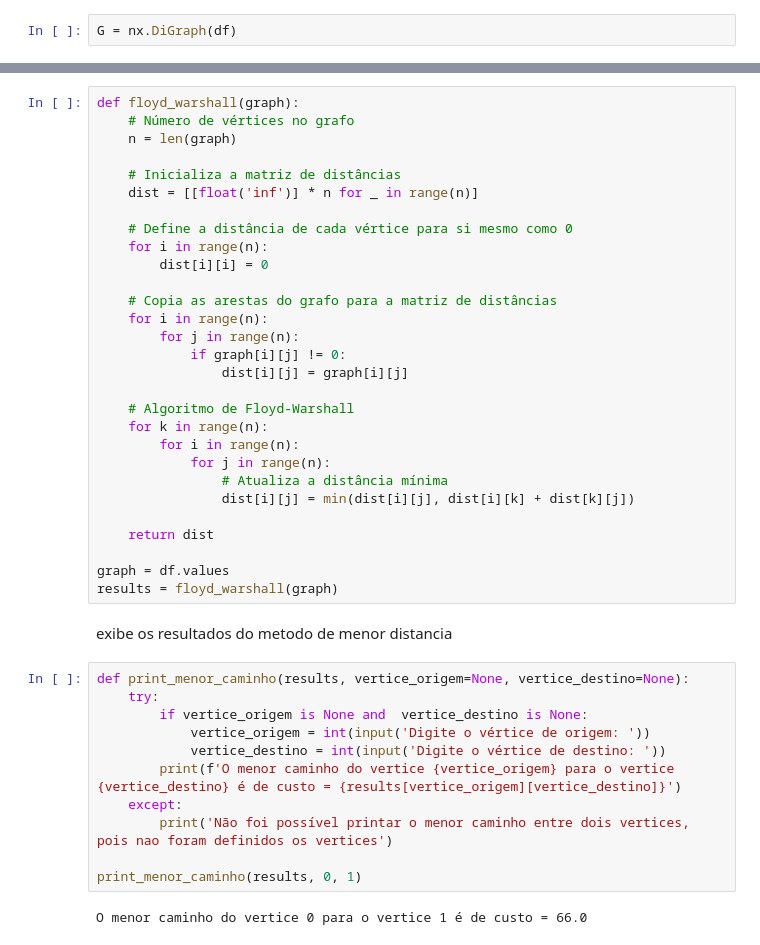
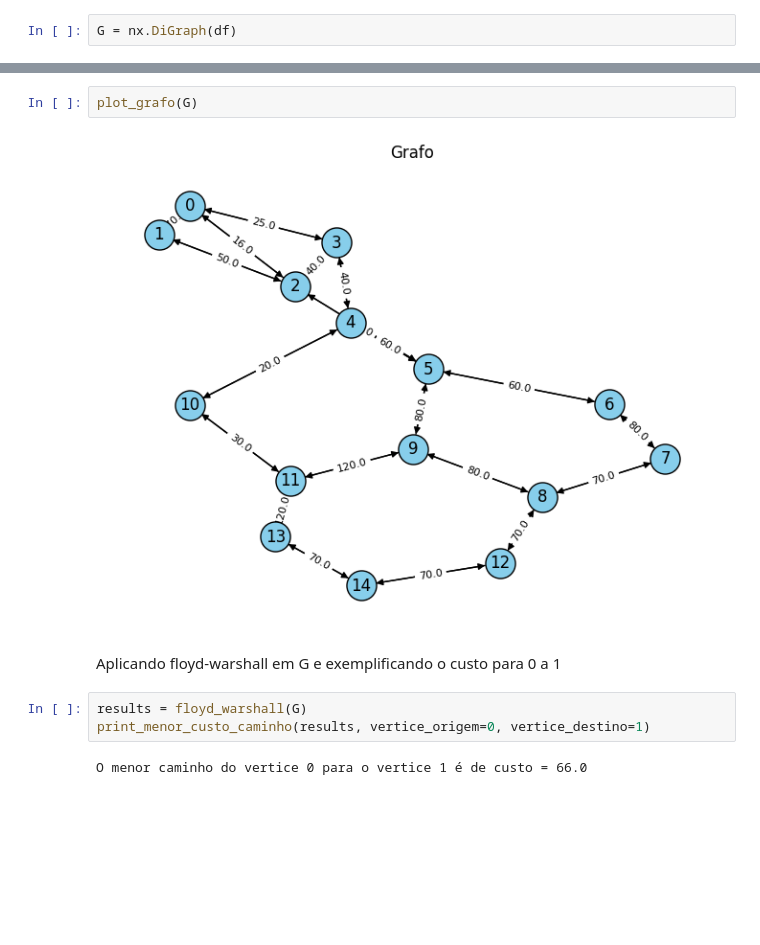
Before and after one commit to felipeversiane/floyd_optimization, a Jupyter notebook: main.ipynb, the cells around one changed output, grey strips where cells are left out. Drawn from its saved outputs; the diff is of its cells as text; blank space fills up the shorter version.

```diff
--- a/main.ipynb
+++ b/main.ipynb
@@ -135,44 +409,11 @@ função floyd_warshall(grafo):
-# %%
-def floyd_warshall(graph):
-    # Número de vértices no grafo
-    n = len(graph)
-
-    # Inicializa a matriz de distâncias
-    dist = [[float('inf')] * n for _ in range(n)]
-
-    # Define a distância de cada vértice para si mesmo como 0
-    for i in range(n):
-        dist[i][i] = 0
-
-    # Copia as arestas do grafo para a matriz de distâncias
-    for i in range(n):
-        for j in range(n):
-            if graph[i][j] != 0:
-                dist[i][j] = graph[i][j]
-
-    # Algoritmo de Floyd-Warshall
-    for k in range(n):
-        for i in range(n):
-            for j in range(n):
-                # Atualiza a distância mínima
-                dist[i][j] = min(dist[i][j], dist[i][k] + dist[k][j])
-
-    return dist
-
-graph = df.values
-results = floyd_warshall(graph)
-# %% [markdown]
-exibe os resultados do metodo de menor distancia
-# %%
-def print_menor_caminho(results, vertice_origem=None, vertice_destino=None):
-    try:
-        if vertice_origem is None and  vertice_destino is None:
-            vertice_origem = int(input('Digite o vértice de origem: '))
-            vertice_destino = int(input('Digite o vértice de destino: '))
-        print(f'O menor caminho do vertice {vertice_origem} para o vertice {vertice_destino} é de custo = {results[vertice_origem][vertice_destino]}')
-    except:
-        print('Não foi possível printar o menor caminho entre dois vertices, pois nao foram definidos os vertices')
-
-print_menor_caminho(results, 0, 1)
-# %% [output]
-O menor caminho do vertice 0 para o vertice 1 é de custo = 66.0
+# %%
+plot_grafo(G)
+# %% [output]
+[figure, added]
+# %% [markdown]
+Aplicando floyd-warshall em G e exemplificando o custo para 0 a 1
+# %%
+results = floyd_warshall(G)
+print_menor_custo_caminho(results, vertice_origem=0, vertice_destino=1)
+# %% [output]
+O menor caminho do vertice 0 para o vertice 1 é de custo = 66.0
```
Also changed, not shown: parts of 44 cells of this notebook.
